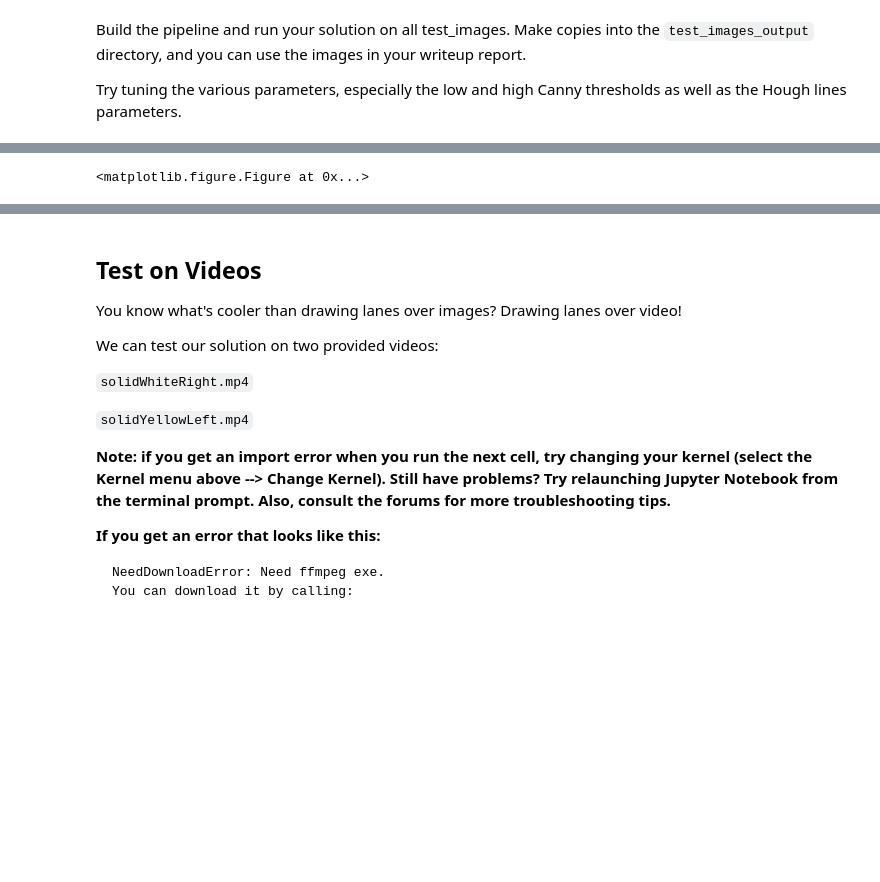
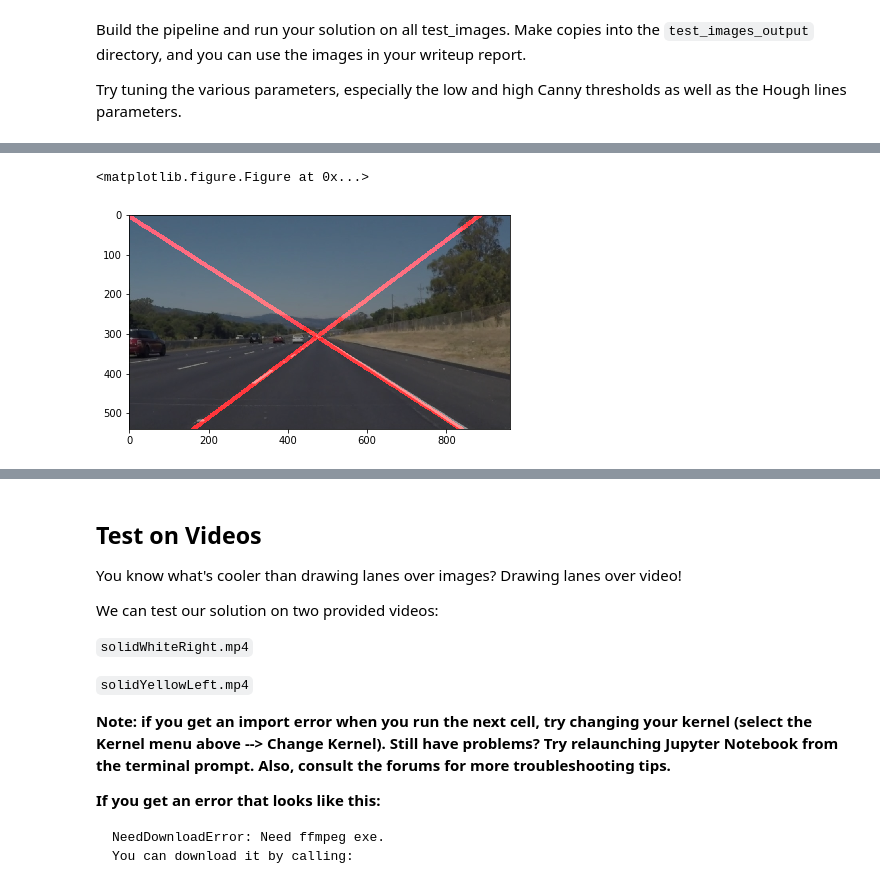
Before and after one commit to luk6xff/SelfDrivingCarND, a Jupyter notebook: CarND-LaneLines-P1/P1-MY_SOLUTION.ipynb, the cells around one changed output, grey strips where cells are left out. Saved outputs shown, nothing was run; the diff lists cells and outputs as text; code cells hidden in the pictures; blank space fills up the shorter version.

```diff
--- a/CarND-LaneLines-P1/P1-MY_SOLUTION.ipynb
+++ b/CarND-LaneLines-P1/P1-MY_SOLUTION.ipynb
@@ -173,18 +173,25 @@ class Line:
         self.x2 = np.float32(x2)
         self.y2 = np.float32(y2)
         self.slope = self.compute_slope()
-        self.slope_degrees = np.arctan(self.slope)
-        self.bias = self.compute_bias()
+        self.slope_degrees = np.degrees(np.arctan(self.slope))
+        self.intercept = self.compute_intercept()
 
     def compute_slope(self):
+        "m = (y2-y1)/(x2-x1)"
         m = (self.y2 - self.y1) / (self.x2 - self.x1)
         return m
 
-    def compute_bias(self):
-        return self.y1 - self.slope * self.x1
+    def compute_intercept(self):
+        "b = y-mx"
+        b = self.y1 - self.slope * self.x1
+        return b
 
     def draw(self, image, color=[255,0,0], thickness=10):
         cv2.line(image, (self.x1, self.y1), (self.x2, self.y2), color, thickness)
+
+    def __str__(self):
+        return "x1:{}, y1:{}, x2:{}, y2:{}, --> slope:{}, slope_degrees:{}, self.intercept:{}" \
+                .format(self.x1, self.y1, self.x2, self.y2, self.slope, self.slope_degrees, self.intercept)
 
 
 def create_roi(image):
@@ -209,6 +216,7 @@ def create_roi(image):
     cv2.fillPoly(mask, vertices, ignore_mask_color)
     return mask
 
+
 def extract_lanes(lines, image):
     """
     :param lines: lines from hough transform
@@ -218,23 +226,39 @@ def extract_lanes(lines, image):
     # Convert (x1, y1, x2, y2) tuples into Lines
     lines = [Line(l[0][0], l[0][1], l[0][2], l[0][3]) for l in lines]
 
+    ########################################################################################
+
+
     # Extract right and left lane based on their slope
-    left_lines = [l for l in lines if l.slope > 0]
-    right_lines = [l for l in lines if l.slope < 0]
-    print(left_lines)
+    left_lines  = [l for l in lines if l.slope_degrees < -35]
+    right_lines = [l for l in lines if l.slope_degrees > 30]
 
-    # interpolate biases and slopes to compute equation of line that approximates left lane
-    lane_left_bias = np.median([l.bias for l in left_lines]).astype(int)
-    lane_left_slope = np.median([l.slope for l in left_lines])
-    x1, y1 = 0, lane_left_bias
-    x2, y2 = -np.int32(np.round(lane_left_bias / lane_left_slope)), 0
+    #     print("LEFT_LINES*********************")
+    #     for i,l in enumerate(left_lines):
+    #         l.draw(image, color=[255-i*6,0,0])
+    #     plt.imshow(image, cmap='inferno')
+    #     for l in left_lines:
+    #         print(l)
+
+    #     print("RIGHT_LINES*********************")
+    #     for i,l in enumerate(right_lines):
+    #         l.draw(image, color=[255-i*6,0,0])
+    #     plt.imshow(image, cmap='inferno')
+    #     for l in right_lines:
+    #         print(l)
+
+    # interpolate intercepts and slopes to compute equation of line that approximates left lane
+    lane_left_intercept = np.median([l.intercept for l in left_lines])
+    lane_left_slope     = np.median([l.slope for l in left_lines])
+    x1, y1 = 0, lane_left_intercept
+    x2, y2 = -np.int32(np.round(lane_left_intercept / lane_left_slope)), 0
     left_lane = Line(x1, y1, x2, y2)
 
     # interpolate biases and slopes to compute equation of line that approximates right lane
-    lane_right_bias = np.median([l.bias for l in right_lines]).astype(int)
-    lane_right_slope = np.median([l.slope for l in right_lines])
-    x1, y1 = 0, lane_right_bias
-    x2, y2 = np.int32(np.round((image.shape[0] - lane_right_bias) / lane_right_slope)), image.shape[0]
+    lane_right_intercept = np.median([l.intercept for l in right_lines])
+    lane_right_slope     = np.median([l.slope for l in right_lines])
+    x1, y1 = 0, lane_right_intercept
+    x2, y2 = np.int32(np.round((image.shape[0] - lane_right_intercept) / lane_right_slope)), image.shape[0]
     right_lane = Line(x1, y1, x2, y2)
 
     return left_lane, right_lane
@@ -260,25 +284,35 @@ def process_image(img):
     masked_edges_img = cv2.bitwise_and(edges, roi)
 
     # Extract lines
-    rho = 1
-    theta = np.pi/180.
-    threshold = 15
-    min_line_len = 40
-    max_line_gap = 20
+    rho = 1             # distance resolution in pixels of the Hough grid
+    theta = (np.pi/180) # angular resolution in radians of the Hough grid
+    threshold = 15      # minimum number of votes (intersections in Hough grid cell)
+    min_line_len = 40   # minimum number of pixels making up a line
+    max_line_gap = 20   # maximum gap in pixels between connectable line segments
+
+    # Run Hough on edge detected image
+    # Output "lines" is an array containing endpoints of detected line segments
     lines = hough_lines(masked_edges_img, rho, theta, threshold, min_line_len, max_line_gap)
-    #print(lines)
 
     # Get approx position of the lines on the road
     lane_lines = extract_lanes(lines, masked_edges_img)
 
-    # Draw Lines
-    lanes_img = np.zeros((img.shape[0], img.shape[1], 3), dtype=np.uint8)
+    # Create a blank image to draw lines on
+    lanes_image = np.zeros((img.shape[0], img.shape[1], 3), dtype=np.uint8)
 
     # Draw lanes found
     for lane in lane_lines:
-        lane.draw(lanes_img)
+        print(lane)
+    for lane in lane_lines:
+        lane.draw(lanes_image)
+    plt.figure(figsize=(15,12))
+    plt.subplot(2, 2, 1)
+    plt.imshow(lanes_image)
+    final_img = weighted_img(lanes_image, img, α=0.6, β=1., γ=0.)
+    plt.imshow(final_img)
 
-    if DEBUG == 0:
+
+    if DEBUG == 1:
         cols = 3
         rows = 2
         plt.figure(figsize=(15,12))
@@ -292,10 +326,10 @@ def process_image(img):
         plt.imshow(roi, cmap='gray')
         plt.subplot(cols, rows, 5).set_title("masked_edges, {}".format(masked_edges_img.shape))
         plt.imshow(masked_edges_img, cmap='Greys_r')
-        #plt.subplot(cols, rows, 5).set_title("lines, {}".format(lines.shape))
-        #plt.imshow(lines, cmap='Greys_r')
+        plt.subplot(cols, rows, 6).set_title("final_img, {}".format(final_img.shape))
+        plt.imshow(final_img)
         plt.show()
-    return img
+    return final_img
 
 # Go through all the images
 plt.figure(figsize=(15,15))
@@ -314 +344,2 @@ for i, path in enumerate(test_path_all_images):
 <matplotlib.figure.Figure at 0x...>
+[figure, added]
```
Also changed, not shown: parts of 2 cells of this notebook.
